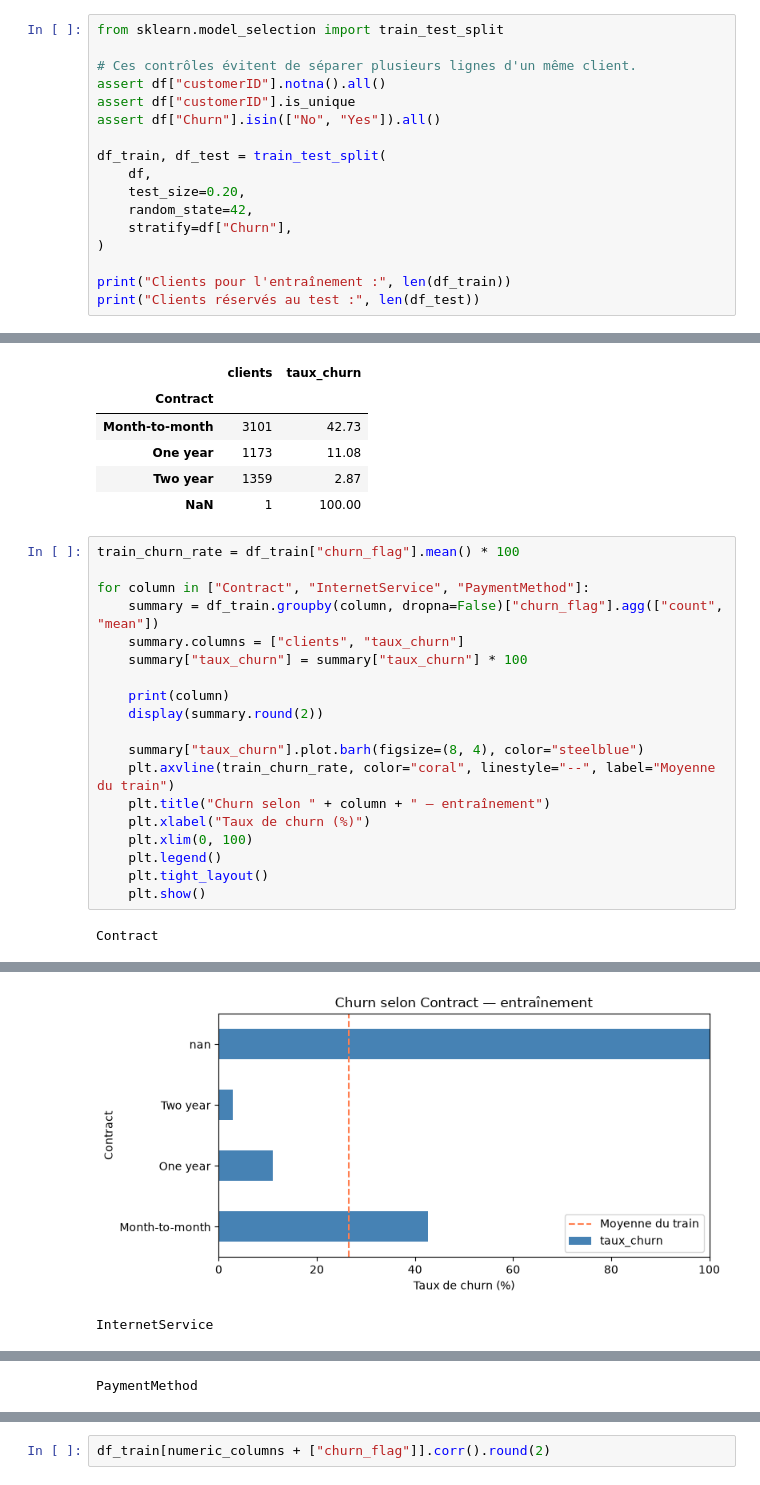
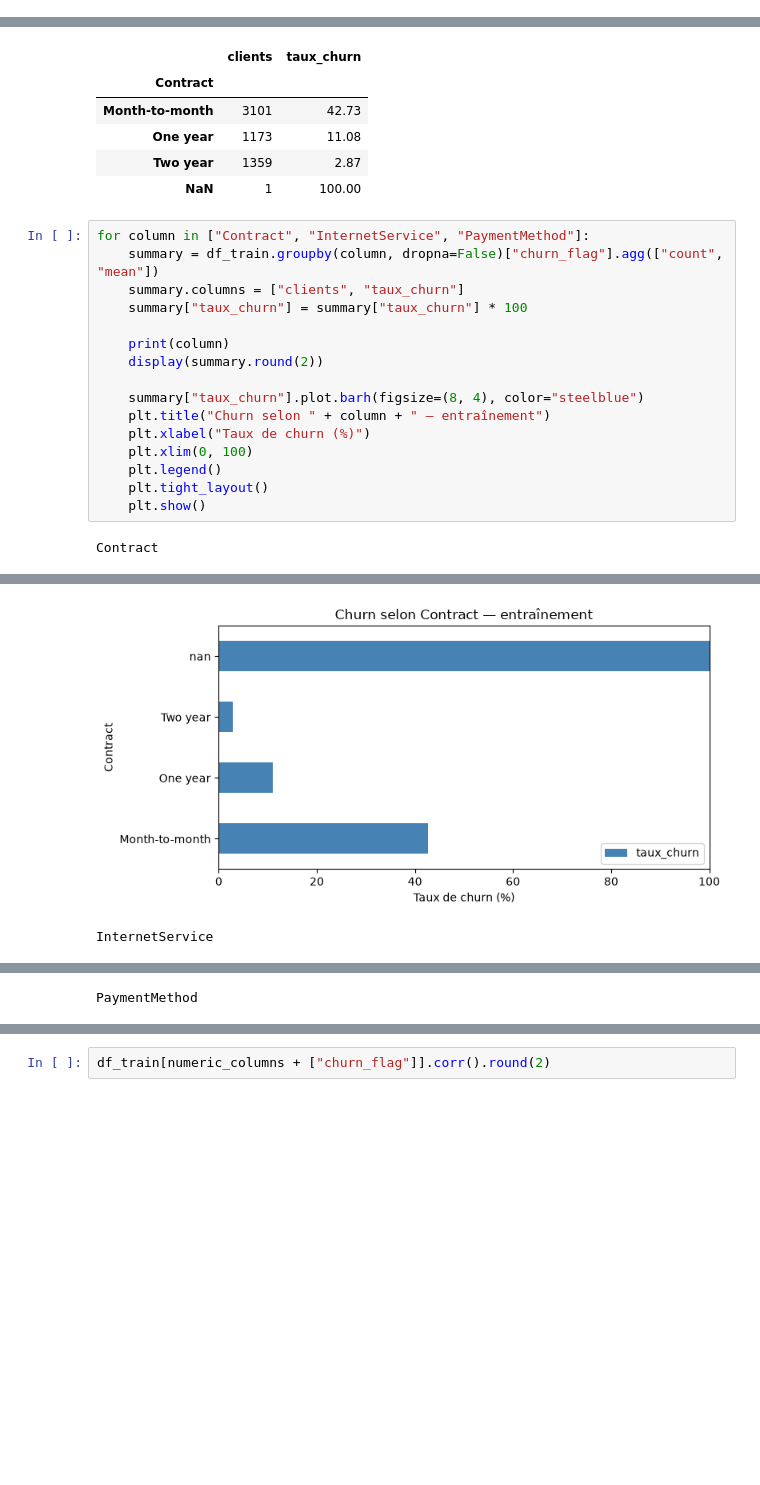
Before and after one commit to yahia-khroufi/Customer-Churn-Prediction, a Jupyter notebook: notebooks/exploration.ipynb, the cells around one changed output, grey strips where cells are left out. Drawn from its saved outputs; the diff is of its cells as text; blank space fills up the shorter version.

```diff
--- a/notebooks/exploration.ipynb
+++ b/notebooks/exploration.ipynb
@@ -197,20 +243,3 @@ plt.show()
 | No | 5174 | 73.46 |
 | Yes | 1869 | 26.54 |
 [figure]
-# %%
-from sklearn.model_selection import train_test_split
-
-# Ces contrôles évitent de séparer plusieurs lignes d'un même client.
-assert df["customerID"].notna().all()
-assert df["customerID"].is_unique
-assert df["Churn"].isin(["No", "Yes"]).all()
-
-df_train, df_test = train_test_split(
-    df,
-    test_size=0.20,
-    random_state=42,
-    stratify=df["Churn"],
-)
-
-print("Clients pour l'entraînement :", len(df_train))
-print("Clients réservés au test :", len(df_test))
@@ -279,33 +338,30 @@ contract_summary.round(2)
 | Two year | 1359 | 2.87 |
 | NaN | 1 | 100.00 |
 # %%
-train_churn_rate = df_train["churn_flag"].mean() * 100
-
 for column in ["Contract", "InternetService", "PaymentMethod"]:
     summary = df_train.groupby(column, dropna=False)["churn_flag"].agg(["count", "mean"])
     summary.columns = ["clients", "taux_churn"]
     summary["taux_churn"] = summary["taux_churn"] * 100
 
     print(column)
     display(summary.round(2))
 
     summary["taux_churn"].plot.barh(figsize=(8, 4), color="steelblue")
-    plt.axvline(train_churn_rate, color="coral", linestyle="--", label="Moyenne du train")
     plt.title("Churn selon " + column + " — entraînement")
     plt.xlabel("Taux de churn (%)")
     plt.xlim(0, 100)
     plt.legend()
     plt.tight_layout()
     plt.show()
 # %% [output]
 Contract
 |  | clients | taux_churn |
 | Contract |  |  |
 | Month-to-month | 3101 | 42.73 |
 | One year | 1173 | 11.08 |
 | Two year | 1359 | 2.87 |
 | NaN | 1 | 100.00 |
-[figure, old version]
+[figure, new version]
 InternetService
 |  | clients | taux_churn |
 | InternetService |  |  |
```
Also changed, not shown: parts of 14 cells of this notebook, 2 other files.
